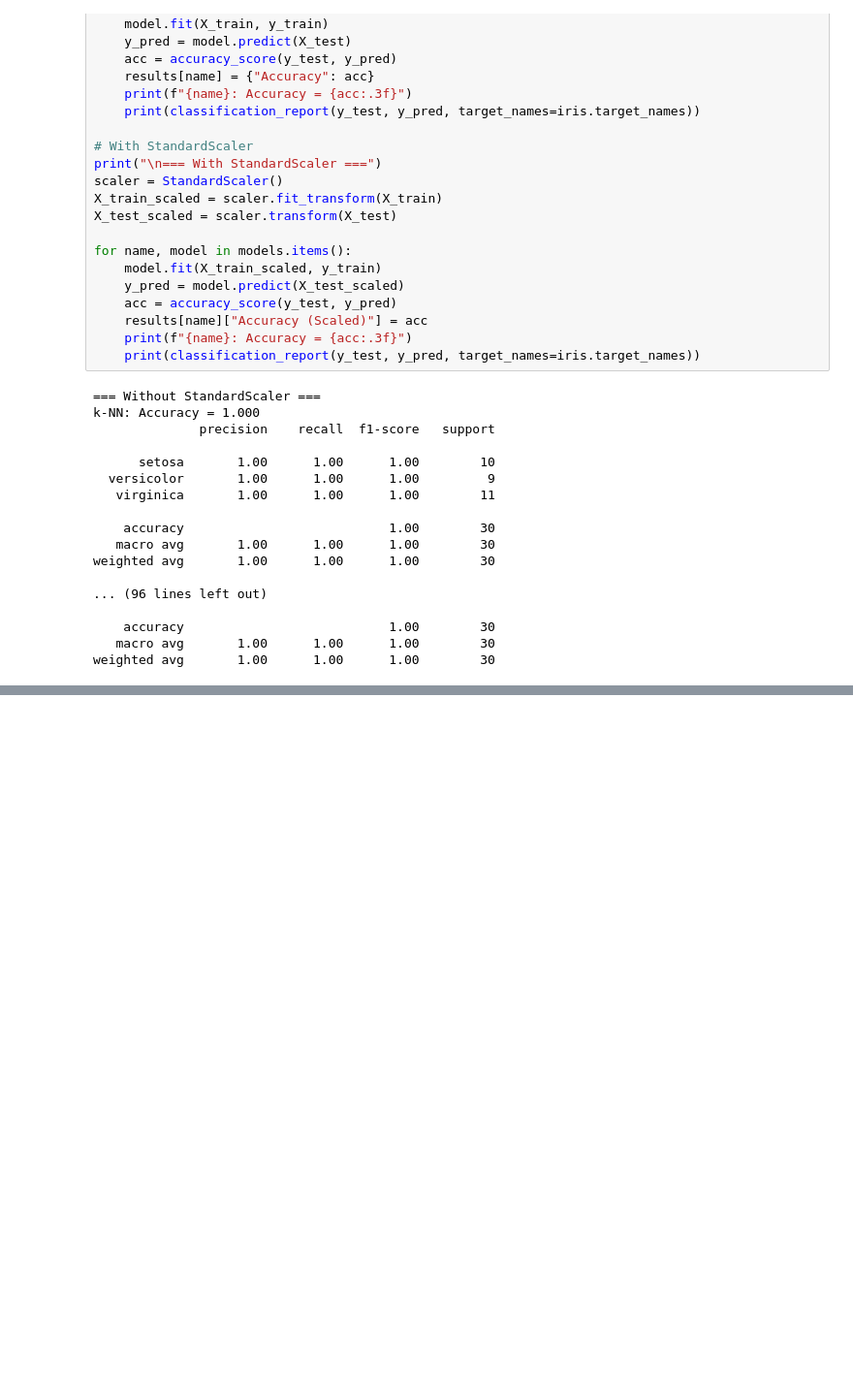
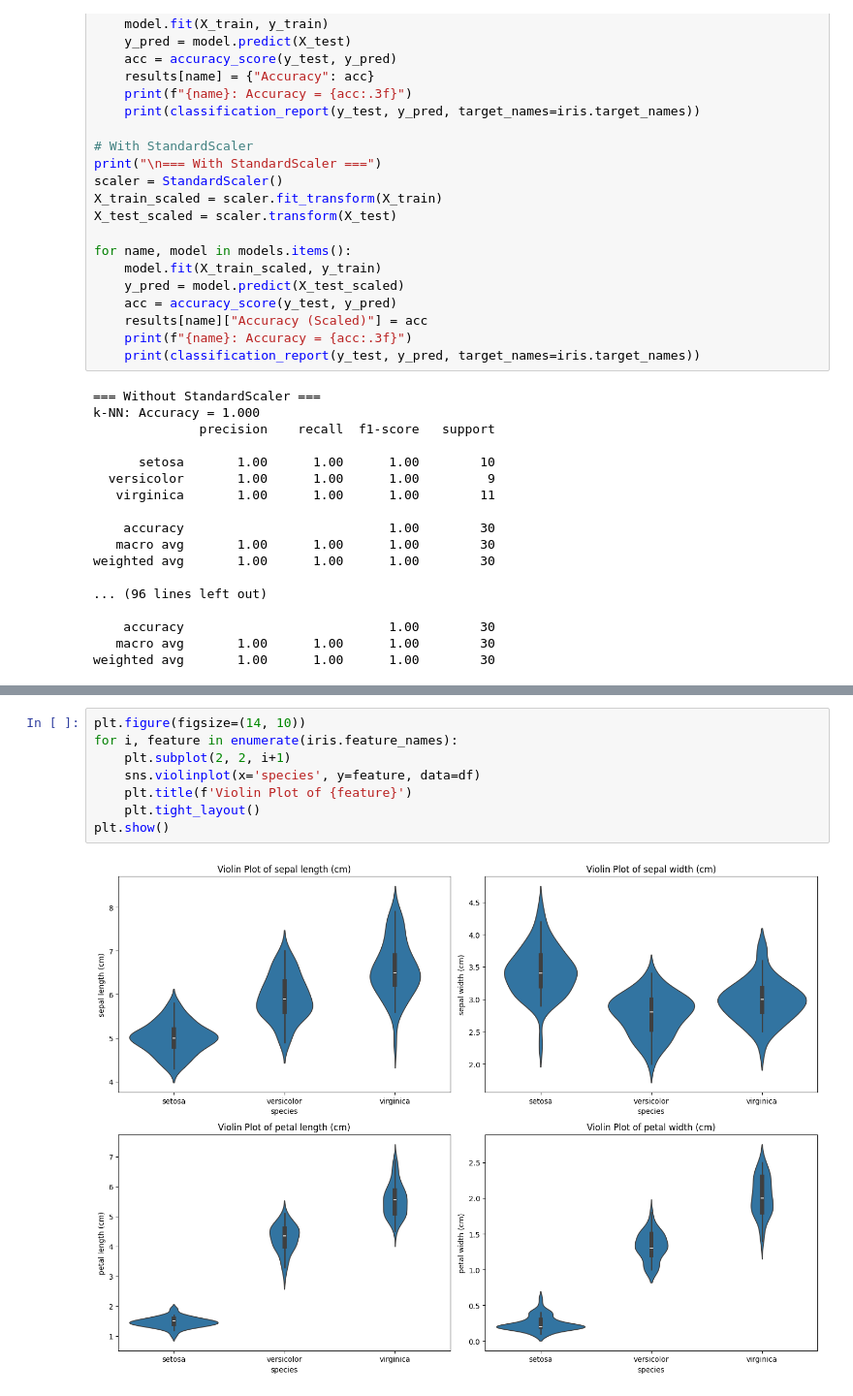
Before and after one commit to WalterPHD/Ai-Data, a Jupyter notebook: BinaryIrisClassificationn.ipynb, the cells around one changed output, grey strips where cells are left out. Shown at 97% size. Saved outputs shown, nothing was run; the diff lists cells and outputs as text; blank space fills up the shorter version.

```diff
--- a/BinaryIrisClassificationn.ipynb
+++ b/BinaryIrisClassificationn.ipynb
@@ -351,0 +375,10 @@ weighted avg       1.00      1.00      1.00        30
+# %%
+plt.figure(figsize=(14, 10))
+for i, feature in enumerate(iris.feature_names):
+    plt.subplot(2, 2, i+1)
+    sns.violinplot(x='species', y=feature, data=df)
+    plt.title(f'Violin Plot of {feature}')
+    plt.tight_layout()
+plt.show()
+# %% [output]
+[figure, added]
```
Also changed, not shown: parts of 2 cells of this notebook.
